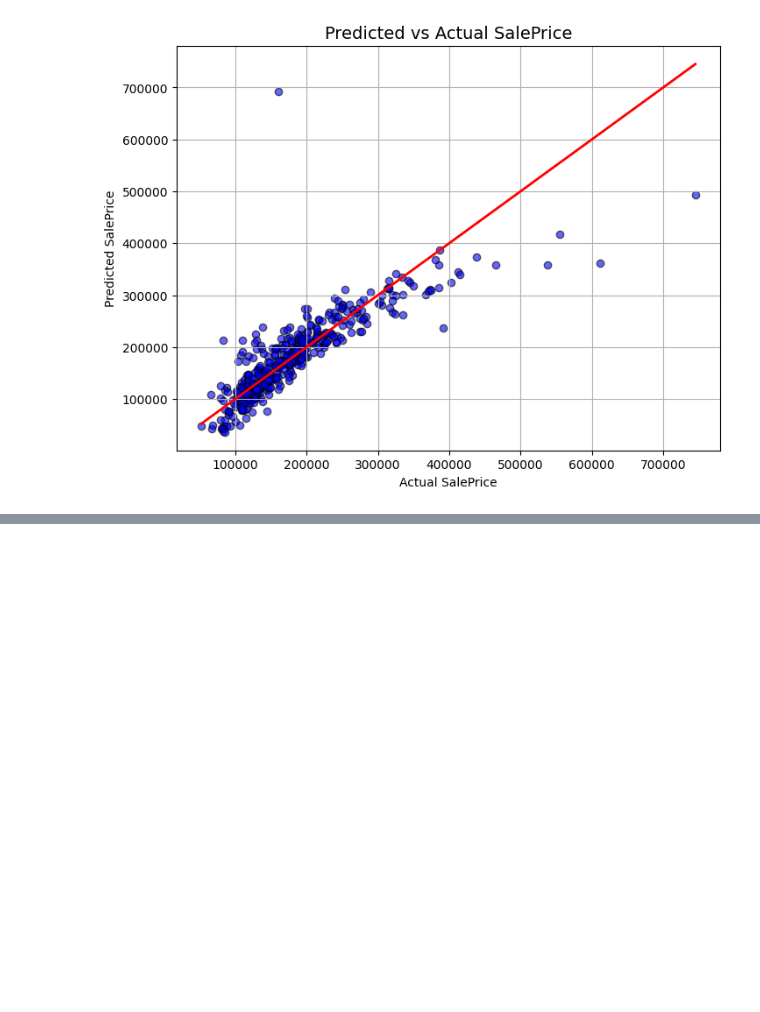
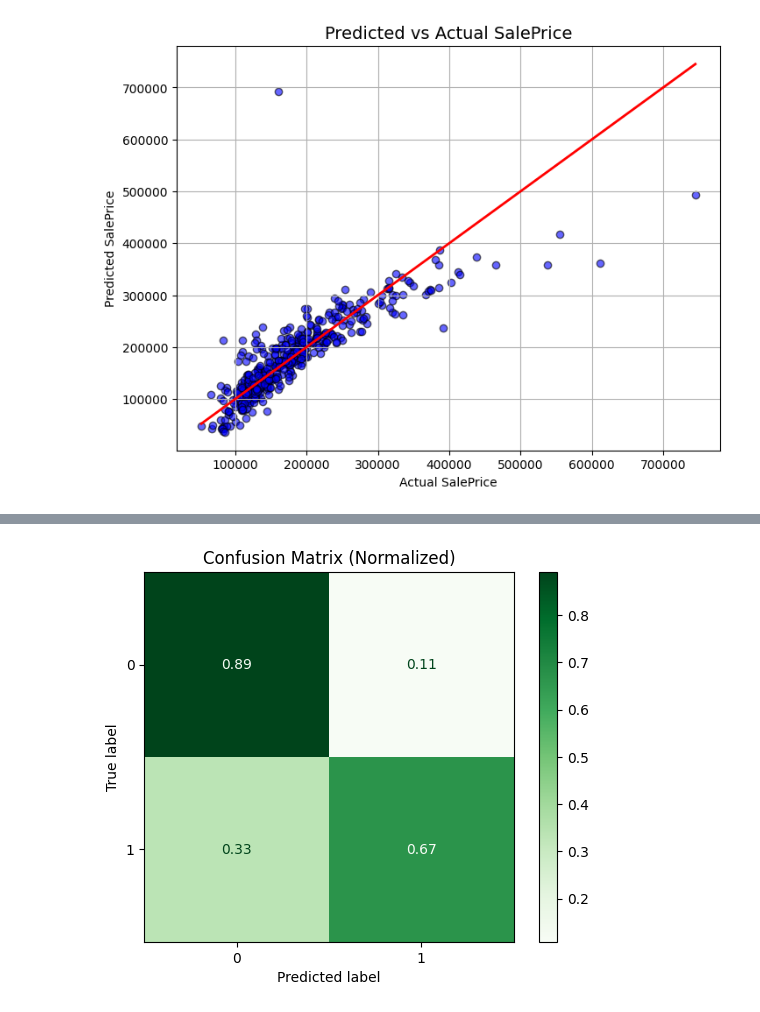
Before and after one commit to GodishalaAshwith/MachineLearningLab, a Jupyter notebook: MLKaggle.ipynb, the cells around one changed output, grey strips where cells are left out. Saved outputs shown, nothing was run; the diff lists cells and outputs as text; code cells hidden in the pictures; blank space fills up the shorter version.

```diff
--- a/MLKaggle.ipynb
+++ b/MLKaggle.ipynb
@@ -1314,0 +1258,31 @@ plt.show()
+# %%
+from sklearn.model_selection import train_test_split
+from sklearn.linear_model import LogisticRegression
+from sklearn.metrics import ConfusionMatrixDisplay
+import matplotlib.pyplot as plt
+
+# Split Titanic data
+X = titanic_train.drop(columns=['Survived'])
+y = titanic_train['Survived']
+
+X_train, X_test, y_train, y_test = train_test_split(
+    X, y, test_size=0.2, random_state=42, stratify=y
+)
+
+# Train model
+sk_model = LogisticRegression(max_iter=1000)
+sk_model.fit(X_train, y_train)
+
+# Confusion Matrix on test set
+disp = ConfusionMatrixDisplay.from_estimator(
+    sk_model,
+    X_test,   # features for test set
+    y_test,   # labels for test set
+    cmap=plt.cm.Greens,
+    normalize="true"
+)
+
+disp.ax_.set_title("Confusion Matrix (Normalized)")
+plt.show()
+# %% [output]
+[figure, added]
```
Also changed, not shown: parts of 18 cells of this notebook.
